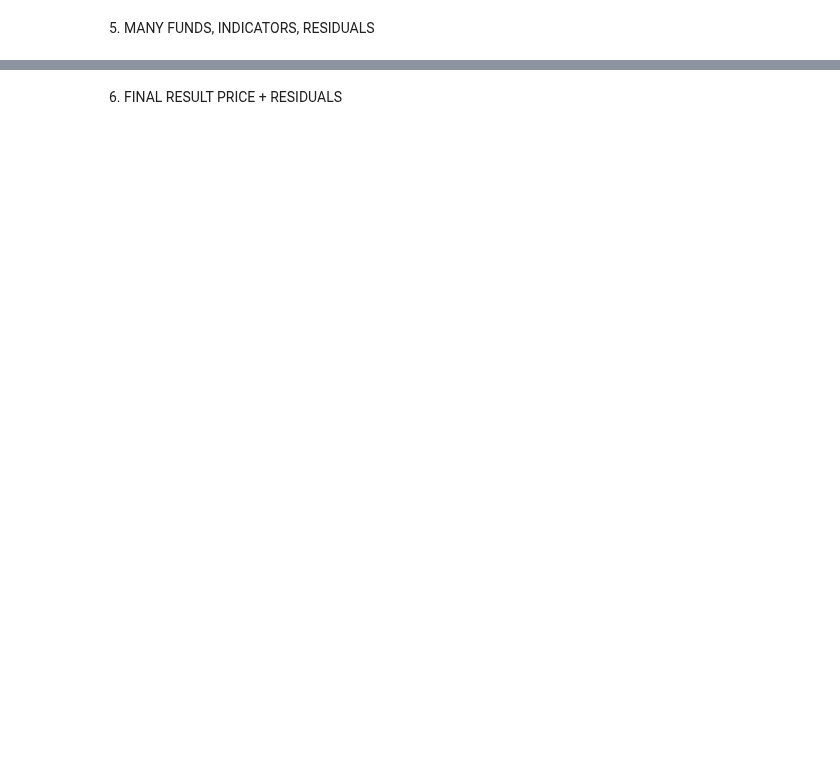
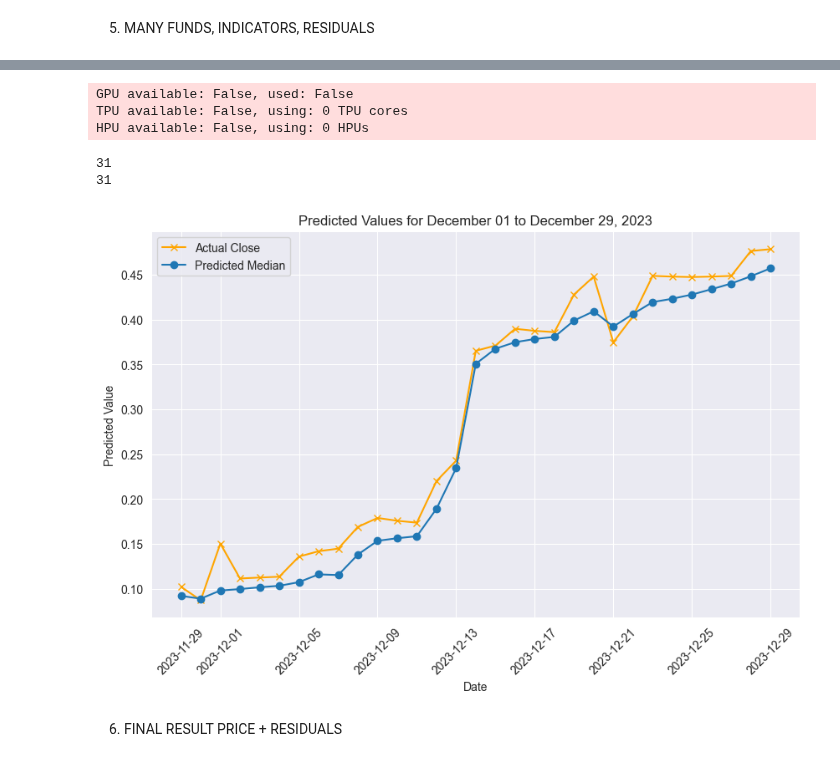
Before and after one commit to akrokosz/HF_Thesis, a Jupyter notebook: main.ipynb, the cells around one changed output, grey strips where cells are left out. Saved outputs shown, nothing was run; the diff lists cells and outputs as text; code cells hidden in the pictures; blank space fills up the shorter version.

```diff
--- a/main.ipynb
+++ b/main.ipynb
@@ -531,0 +504,19 @@ IE_model2_rse, IE_model2_rae, IE_model2_huber, IE_model2_plt = metrics_and_plt(d
+# %%
+resztkiii = []
+for i in range(len(funds_for_hedge)):
+    resztkiii.append(abs(pred[i] - fund_name_fund_df[funds_for_hedge[i]]["Close"]["2023-10-29":"2023-12-29"]))
+# %%
+residualsss=[]
+for i in range(len(funds_for_hedge)):
+    residualsss.append(fund_name_fund_df[funds_for_hedge[i]][300:].copy())
+    residualsss[i]["Remainders"] = resztkiii[i]
+    residualsss[i].index = pd.to_datetime(residualsss[i].index)  # ensure index is datetime if not already
+    residualsss[i]["time_idx"] = (residualsss[i].index.date - residualsss[i].index.date[0]).astype("timedelta64[D]").astype(int)
+    residualsss[i]['group_id'] = fund_name_fund_df[funds_for_hedge[i]][300:]["group_id"]
+# %%
+transformers_res=[]
+vals_res=[]
+for i in range(len(funds_for_hedge)):
+    tft, val = fit(epochs=100, batch_size=128, df=residualsss[i], independent_variables=["Open", "High", "Low", "isOverbought", "Bullish"], target="Remainders", max_prediction_length=31)
+    transformers_res.append(tft)
+    vals_res.append(val)
@@ -531,0 +541,14 @@ IE_model2_rse, IE_model2_rae, IE_model2_huber, IE_model2_plt = metrics_and_plt(d
+# %%
+res_preds = []
+for i in range(len(funds_for_hedge)):
+    res_preds.append(predictt(transformers_res[i], vals_res[i]))
+# %% [output]
+GPU available: False, used: False
+TPU available: False, using: 0 TPU cores
+HPU available: False, using: 0 HPUs
+# %%
+IE_many1_res_rse, IE_many1_res_rae, IE_many1_res_huber, IE_many1_res_plt = metrics_and_plt(residualsss[0][30:], res_preds[0],pd.date_range(start="2023-11-29", end="2023-12-29"), target="Remainders", date="2023-11-28")
+# %% [output]
+31
+31
+[figure, added]
```
Also changed, not shown: parts of 16 cells of this notebook.
